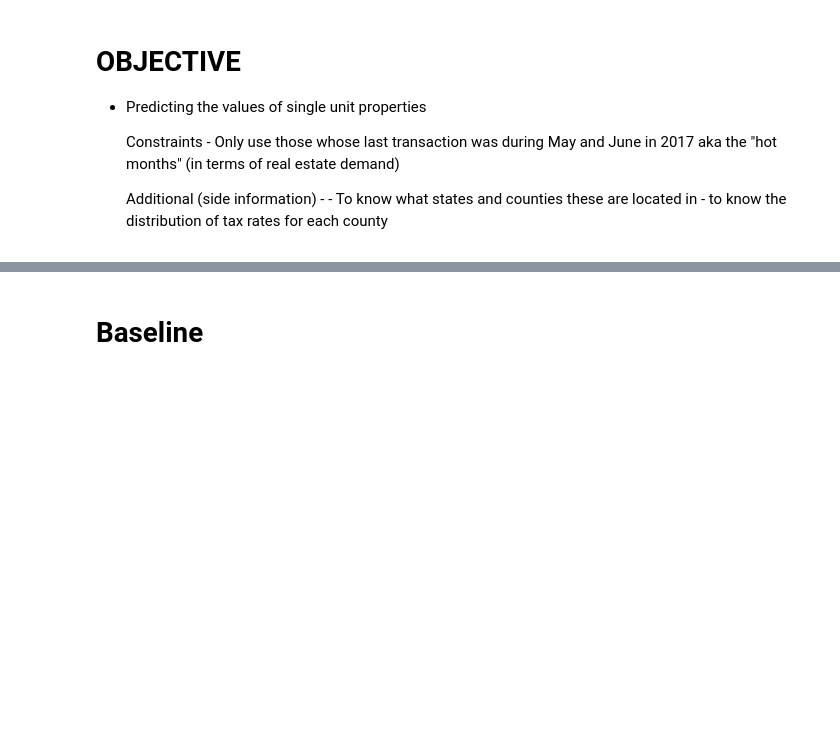
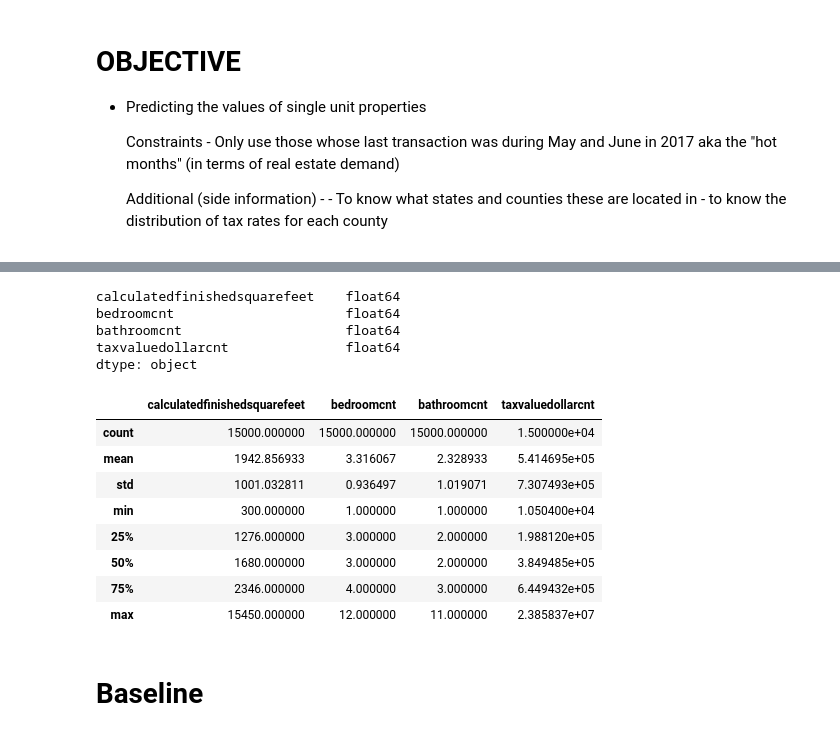
Before and after one commit to radam-herman/ds-methodologies-exercises, a Jupyter notebook: regression/project/project.ipynb, the cells around one changed output, grey strips where cells are left out. Saved outputs shown, nothing was run; the diff lists cells and outputs as text; code cells hidden in the pictures; blank space fills up the shorter version.

```diff
--- a/regression/project/project.ipynb
+++ b/regression/project/project.ipynb
@@ -13,3 +81,23 @@ sql_notes_for_project
+# %%
+zillow_baseline.dtypes
+# %% [output]
+calculatedfinishedsquarefeet    float64
+bedroomcnt                      float64
+bathroomcnt                     float64
+taxvaluedollarcnt               float64
+dtype: object
+# %%
+zillow_baseline.describe()
+# %% [output]
+|  | calculatedfinishedsquarefeet | bedroomcnt | bathroomcnt | taxvaluedollarcnt |
+| count | 15000.000000 | 15000.000000 | 15000.000000 | 1.500000e+04 |
+| mean | 1942.856933 | 3.316067 | 2.328933 | 5.414695e+05 |
+| std | 1001.032811 | 0.936497 | 1.019071 | 7.307493e+05 |
+| min | 300.000000 | 1.000000 | 1.000000 | 1.050400e+04 |
+| 25% | 1276.000000 | 3.000000 | 2.000000 | 1.988120e+05 |
+| 50% | 1680.000000 | 3.000000 | 2.000000 | 3.849485e+05 |
+| 75% | 2346.000000 | 4.000000 | 3.000000 | 6.449432e+05 |
+| max | 15450.000000 | 12.000000 | 11.000000 | 2.385837e+07 |
 # %% [markdown]
 # Baseline
 # %% [markdown]
```
Also changed, not shown: parts of 16 cells of this notebook, 1 other file.
